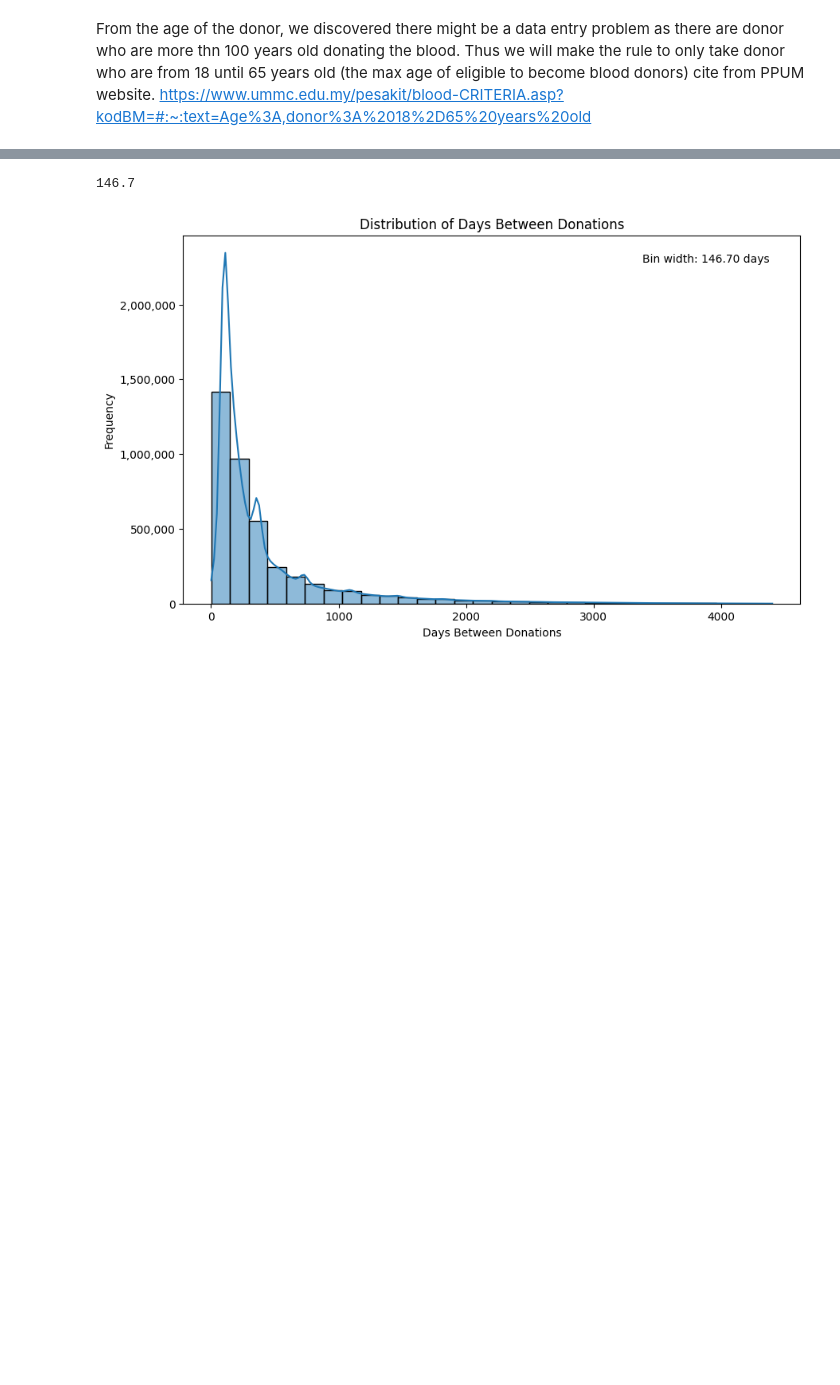
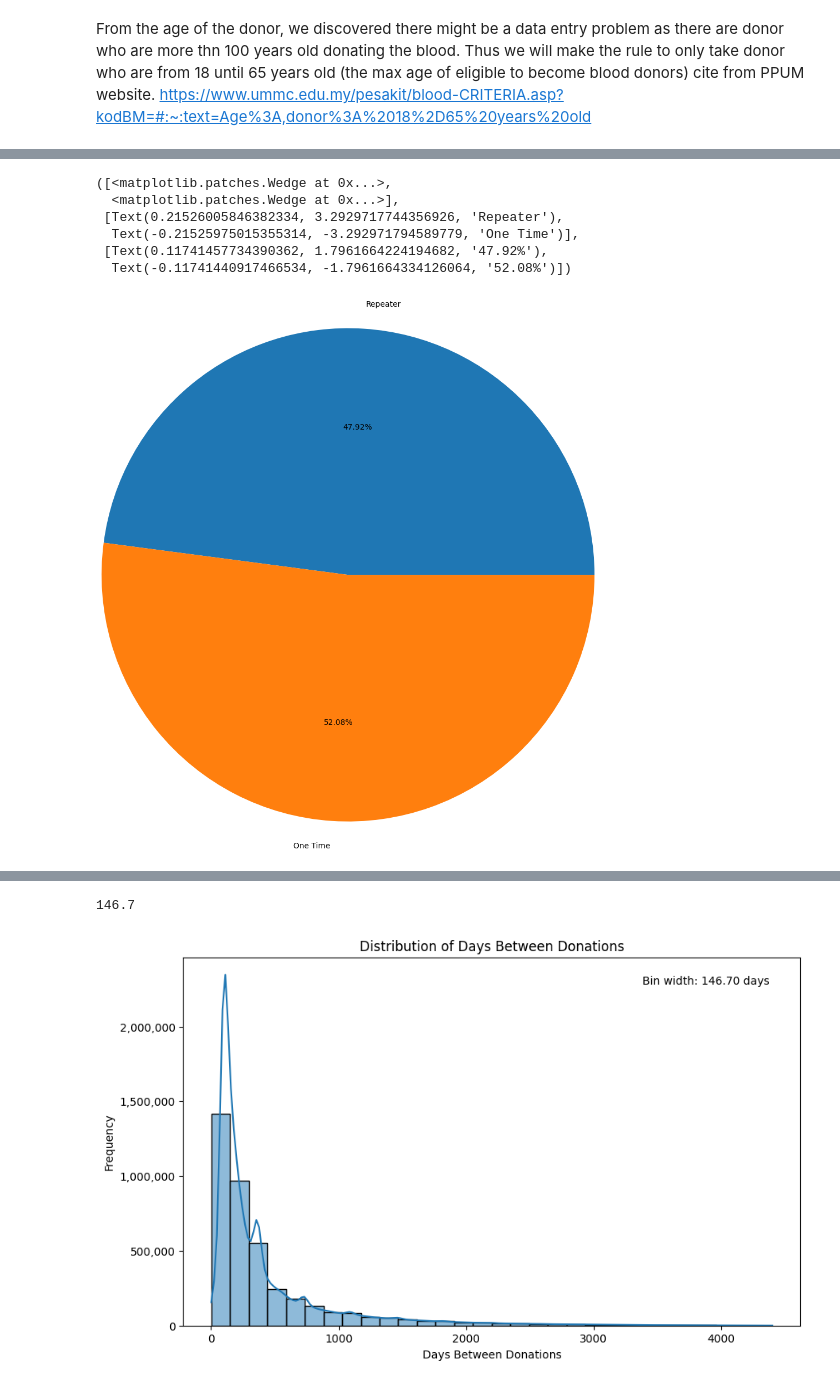
Before and after one commit to adleefuad/blood_donation, a Jupyter notebook: EDA.ipynb, the cells around one changed output, grey strips where cells are left out. Drawn from its saved outputs; the diff is of its cells as text; code cells hidden in the pictures; blank space fills up the shorter version.

```diff
--- a/EDA.ipynb
+++ b/EDA.ipynb
@@ -124,0 +128,10 @@ donor_donations[donor_donations['donation_count']==312]
+# %%
+#group the donor into repeater or not
+repeater = []
+for idx,val in enumerate(donor_donations['donation_count']):
+    if val > 1:
+        repeater.append(True)
+    else:
+        repeater.append(False)
+donor_donations['repeater'] = repeater
+donor_donations.head(10)
@@ -124,0 +150,17 @@ donor_donations[donor_donations['donation_count']==312]
+# %%
+#Plot PieChart for repeater or not
+one_time_count = donor_donations[donor_donations['repeater']==False]['repeater'].count()
+repeater_count = donor_donations[donor_donations['repeater']==True]['repeater'].count()
+
+fig,ax= plt.subplots()
+label = ['Repeater','One Time']
+sizes = [repeater_count,one_time_count]
+ax.pie(sizes,labels=label,autopct='%1.2f%%',radius=3)
+# %% [output]
+([<matplotlib.patches.Wedge at 0x...>,
+  <matplotlib.patches.Wedge at 0x...>],
+ [Text(0.21526005846382334, 3.2929717744356926, 'Repeater'),
+  Text(-0.21525975015355314, -3.292971794589779, 'One Time')],
+ [Text(0.11741457734390362, 1.7961664224194682, '47.92%'),
+  Text(-0.11741440917466534, -1.7961664334126064, '52.08%')])
+[figure, added]
```
Also changed, not shown: parts of 14 cells of this notebook.
